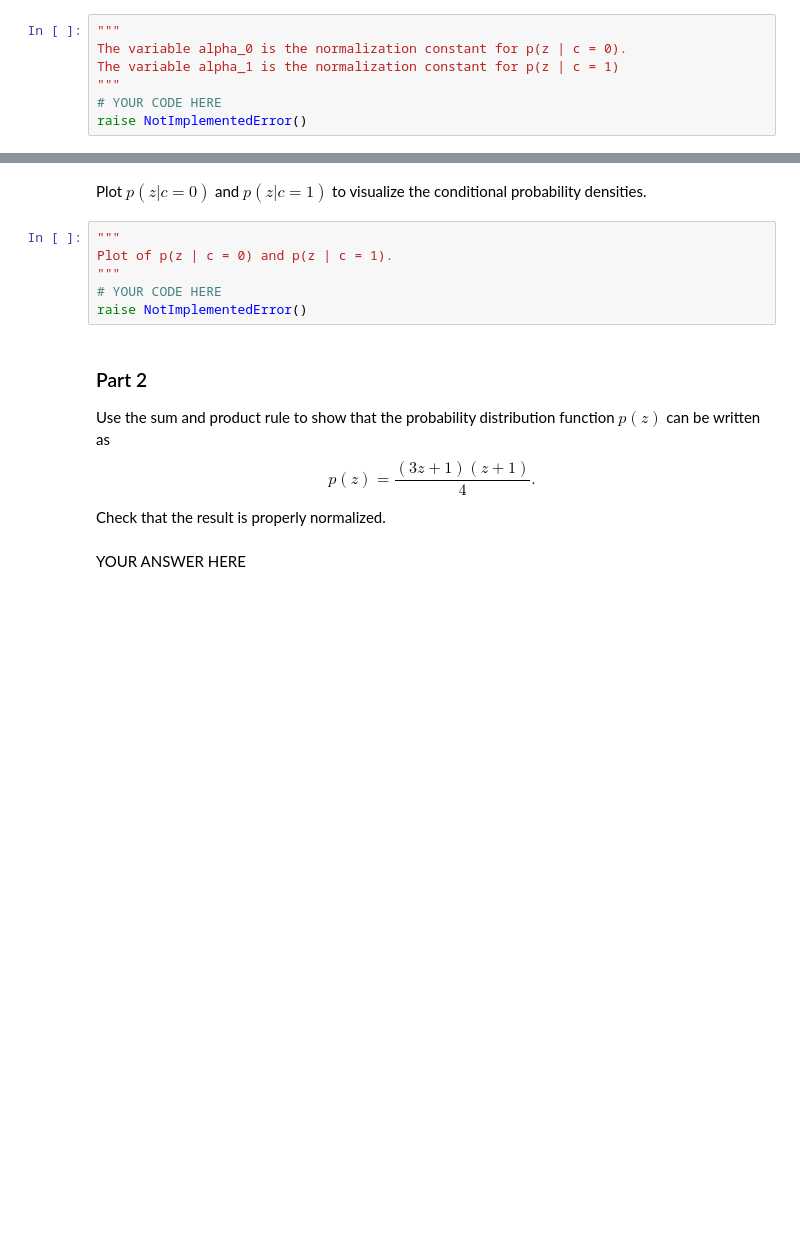
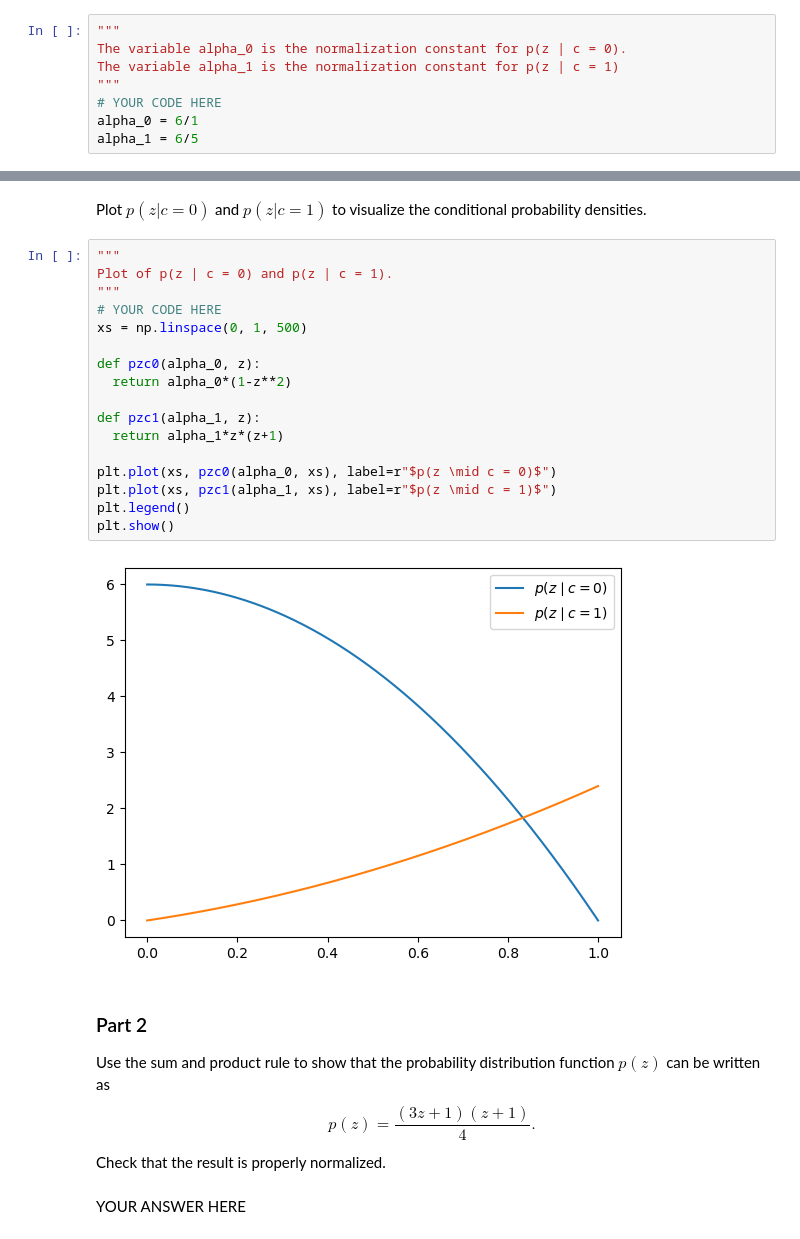
Before and after one commit to meraxion/SML24, a Jupyter notebook: SML24_as02/SML24_as02_1.ipynb, the cells around one changed output, grey strips where cells are left out. Cells and saved outputs as stored; diff of their text form; blank space fills up the shorter version.

```diff
--- a/SML24_as02/SML24_as02_1.ipynb
+++ b/SML24_as02/SML24_as02_1.ipynb
@@ -67,7 +67,8 @@ The variable alpha_0 is the normalization constant for p(z | c = 0).
 The variable alpha_1 is the normalization constant for p(z | c = 1)
 """
 # YOUR CODE HERE
-raise NotImplementedError()
+alpha_0 = 6/1
+alpha_1 = 6/5
 # %%
 """
 Hidden check for value of variables alpha_0 and alpha_1.
@@ -78,17 +81,30 @@ How does the $z$ score relate to the validity of the claim? What values for $z$
 YOUR ANSWER HERE
 # %% [markdown]
 Plot $p(z | c = 0)$ and $p(z | c = 1)$ to visualize the conditional probability densities.
-# %%
-"""
-Plot of p(z | c = 0) and p(z | c = 1).
-"""
-# YOUR CODE HERE
-raise NotImplementedError()
+# %%
+"""
+Plot of p(z | c = 0) and p(z | c = 1).
+"""
+# YOUR CODE HERE
+xs = np.linspace(0, 1, 500)
+
+def pzc0(alpha_0, z):
+  return alpha_0*(1-z**2)
+
+def pzc1(alpha_1, z):
+  return alpha_1*z*(z+1)
+
+plt.plot(xs, pzc0(alpha_0, xs), label=r"$p(z \mid c = 0)$")
+plt.plot(xs, pzc1(alpha_1, xs), label=r"$p(z \mid c = 1)$")
+plt.legend()
+plt.show()
+# %% [output]
+[figure, added]
 # %% [markdown]
 ### Part 2
 Use the sum and product rule to show that the probability distribution function $p(z)$ can be written as
 \begin{equation}
-p(z) = \frac{(3z + 1)(z + 1)}{4} \label{prob_dist} \tag{1}.
+p(z) = \frac{(3z + 1)(z + 1)}{4} \tag{1}.
 \end{equation}
 Check that the result is properly normalized.
 # %% [markdown]
```
Also changed, not shown: parts of 2 cells of this notebook.
